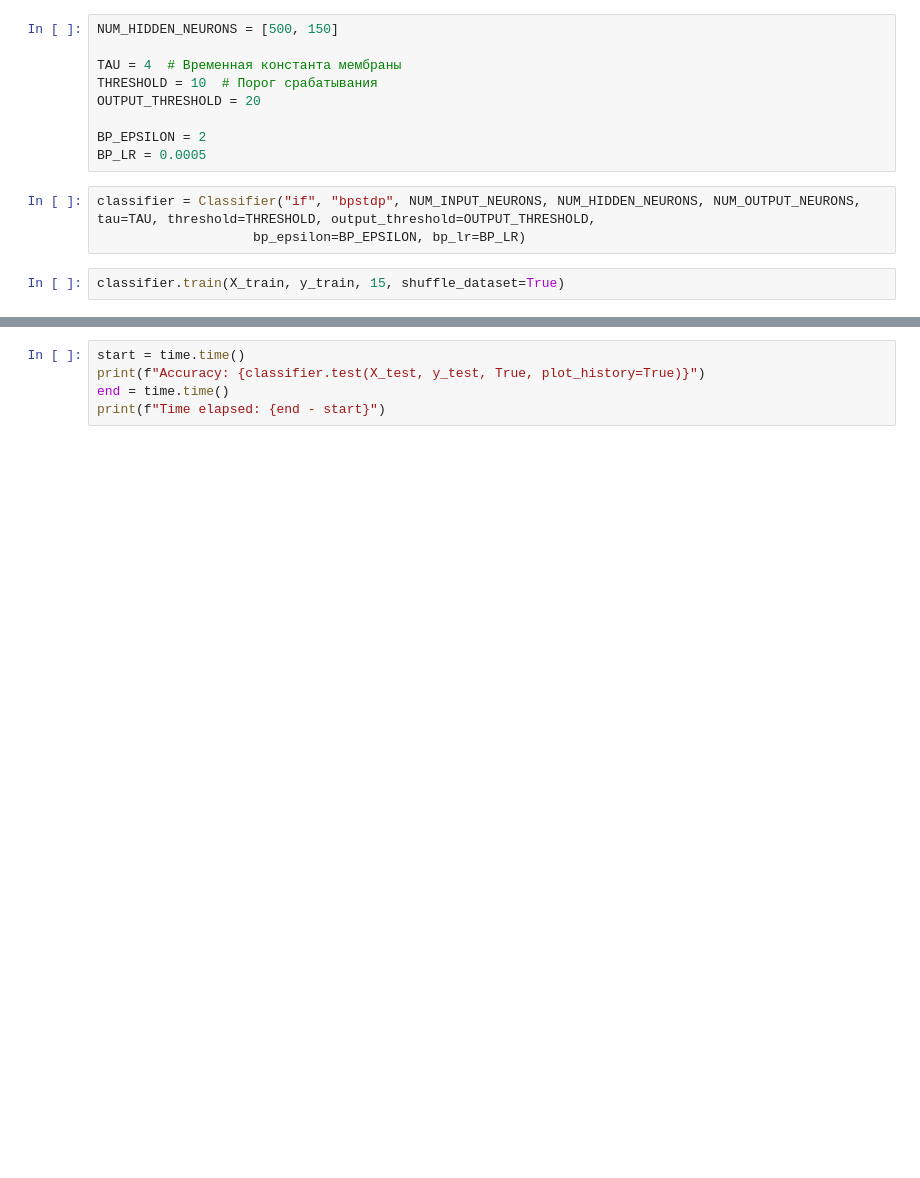
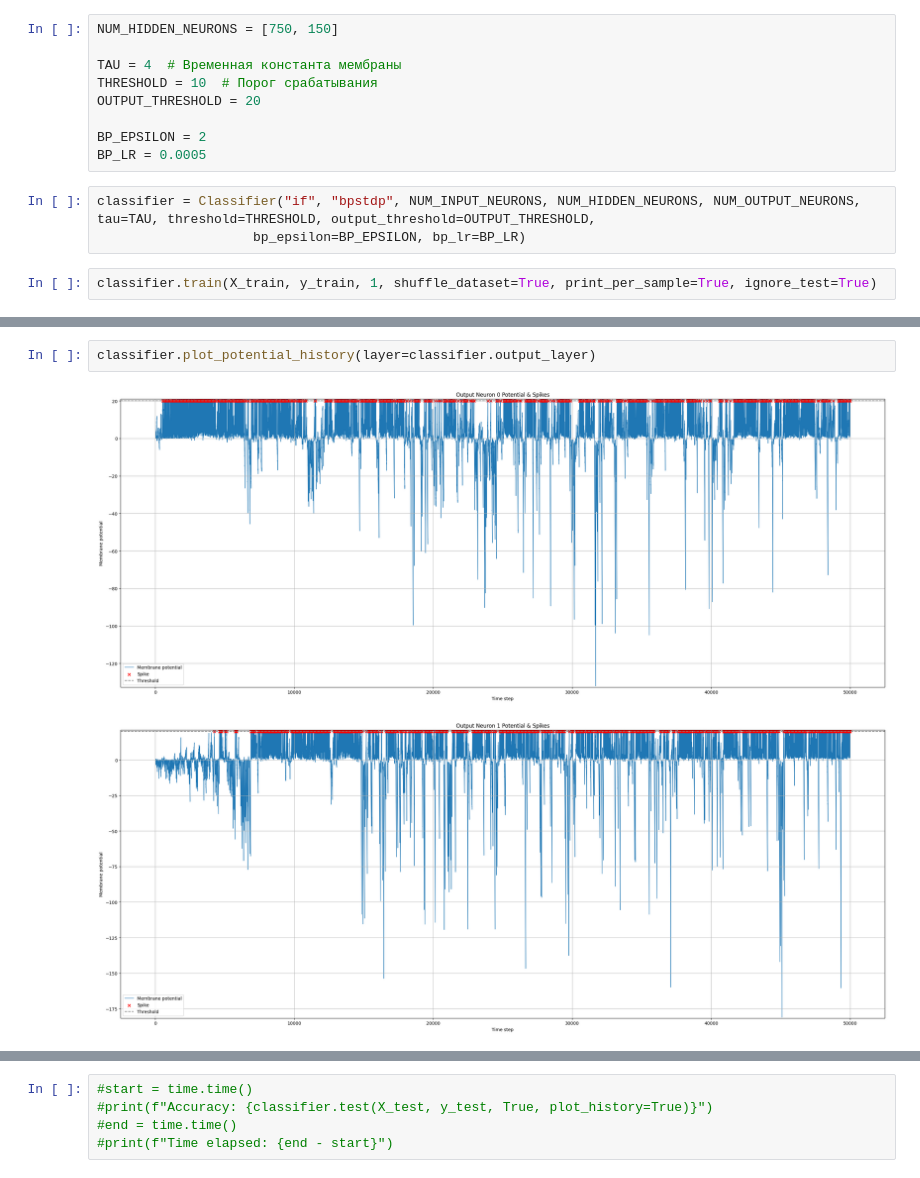
Before and after one commit to royaljackal/snn_stdp, a Jupyter notebook: mnist.ipynb, the cells around one changed output, grey strips where cells are left out. Drawn from its saved outputs; the diff is of its cells as text; blank space fills up the shorter version.

```diff
--- a/mnist.ipynb
+++ b/mnist.ipynb
@@ -18,5 +20,5 @@ X_test = X_test.reshape(-1, 784)
 # %%
-NUM_HIDDEN_NEURONS = [500, 150]
+NUM_HIDDEN_NEURONS = [750, 150]
 
 TAU = 4  # Временная константа мембраны
 THRESHOLD = 10  # Порог срабатывания
@@ -28,5 +30,5 @@ BP_LR = 0.0005
 classifier = Classifier("if", "bpstdp", NUM_INPUT_NEURONS, NUM_HIDDEN_NEURONS, NUM_OUTPUT_NEURONS, tau=TAU, threshold=THRESHOLD, output_threshold=OUTPUT_THRESHOLD,
                     bp_epsilon=BP_EPSILON, bp_lr=BP_LR)
 # %%
-classifier.train(X_train, y_train, 15, shuffle_dataset=True)
+classifier.train(X_train, y_train, 1, shuffle_dataset=True, print_per_sample=True, ignore_test=True)
 # %% [output]
@@ -33,0 +46,5 @@ KeyboardInterrupt:
+# %%
+classifier.plot_potential_history(layer=classifier.output_layer)
+# %% [output]
+[figure, added]
+[figure, added]
@@ -34,5 +59,5 @@ KeyboardInterrupt:
 # %%
-start = time.time()
-print(f"Accuracy: {classifier.test(X_test, y_test, True, plot_history=True)}")
-end = time.time()
-print(f"Time elapsed: {end - start}")
+#start = time.time()
+#print(f"Accuracy: {classifier.test(X_test, y_test, True, plot_history=True)}")
+#end = time.time()
+#print(f"Time elapsed: {end - start}")
```
Also changed, not shown: parts of 5 cells of this notebook, 11 other files.
